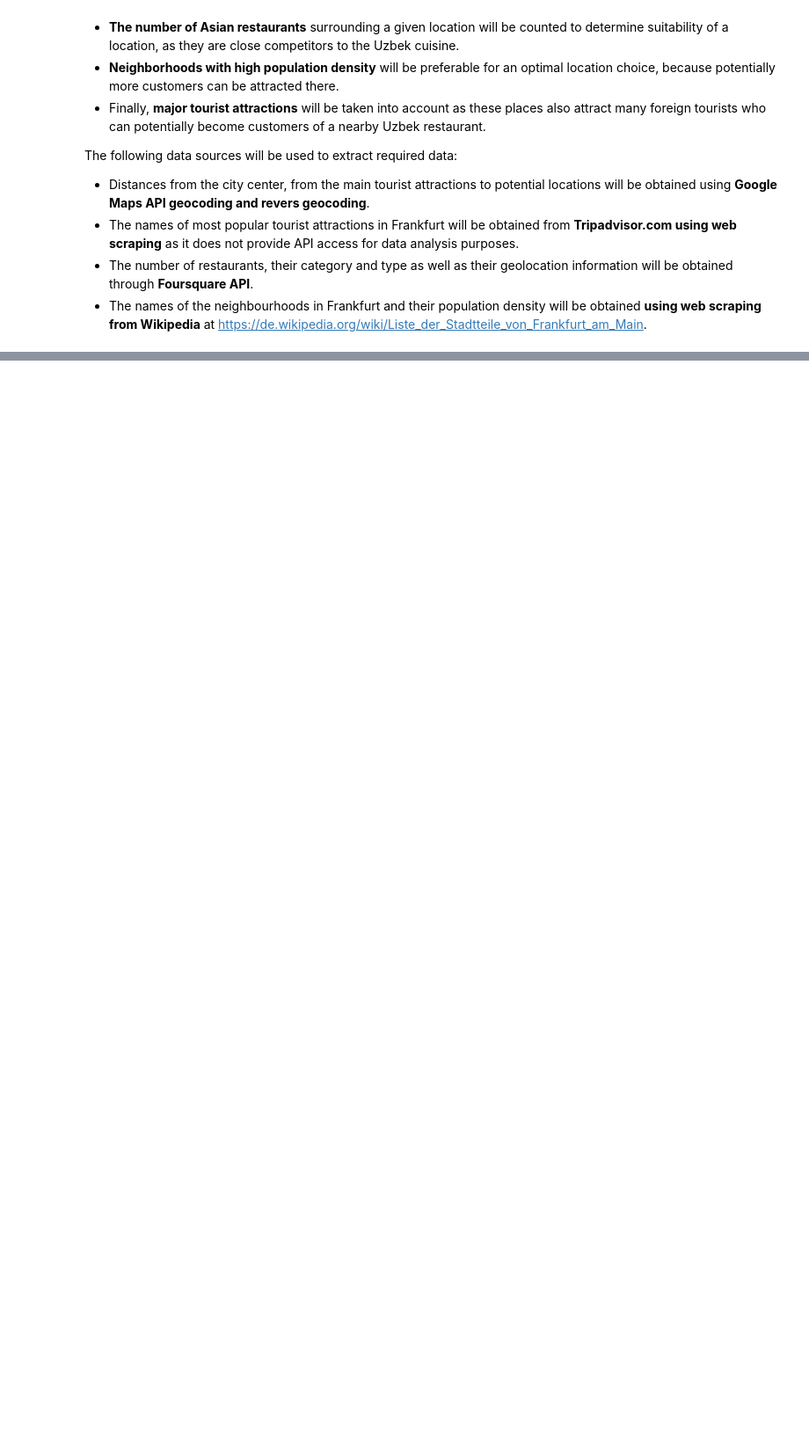
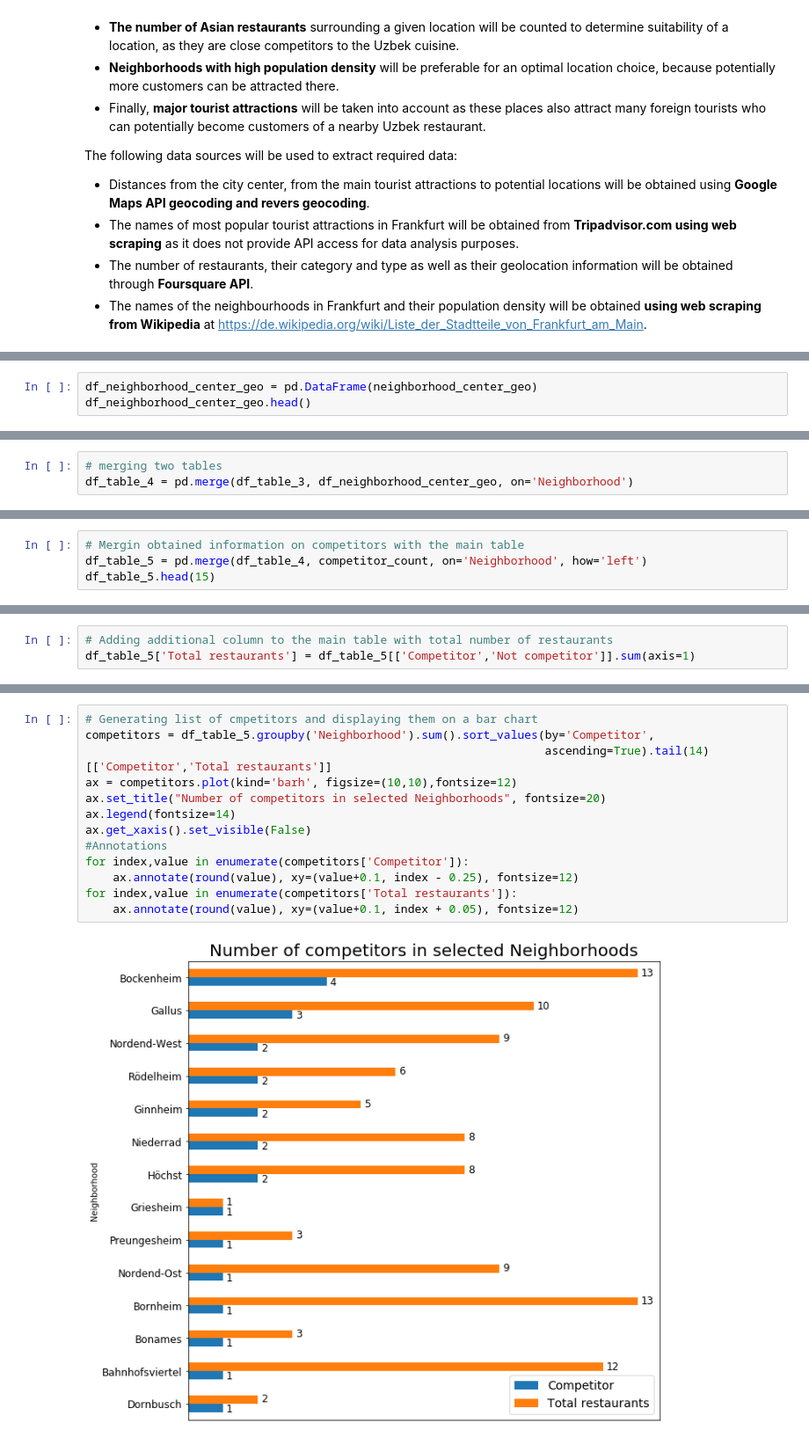
Before and after one commit to bekzodm12/github-projects, a Jupyter notebook: Capstone-project.ipynb, the cells around one changed output, grey strips where cells are left out. Shown at 88% size. Drawn from its saved outputs; the diff is of its cells as text; blank space fills up the shorter version.

```diff
--- a/Capstone-project.ipynb
+++ b/Capstone-project.ipynb
@@ -37,0 +332,3 @@ The following data sources will be used to extract required data:
+# %%
+df_neighborhood_center_geo = pd.DataFrame(neighborhood_center_geo)
+df_neighborhood_center_geo.head()
@@ -37,0 +342,3 @@ The following data sources will be used to extract required data:
+# %%
+# merging two tables
+df_table_4 = pd.merge(df_table_3, df_neighborhood_center_geo, on='Neighborhood')
@@ -37,0 +560,4 @@ The following data sources will be used to extract required data:
+# %%
+# Mergin obtained information on competitors with the main table
+df_table_5 = pd.merge(df_table_4, competitor_count, on='Neighborhood', how='left')
+df_table_5.head(15)
@@ -37,0 +581,3 @@ The following data sources will be used to extract required data:
+# %%
+# Adding additional column to the main table with total number of restaurants
+df_table_5['Total restaurants'] = df_table_5[['Competitor','Not competitor']].sum(axis=1)
@@ -37,0 +593,15 @@ The following data sources will be used to extract required data:
+# %%
+# Generating list of cmpetitors and displaying them on a bar chart
+competitors = df_table_5.groupby('Neighborhood').sum().sort_values(by='Competitor',
+                                                                   ascending=True).tail(14)[['Competitor','Total restaurants']]
+ax = competitors.plot(kind='barh', figsize=(10,10),fontsize=12)
+ax.set_title("Number of competitors in selected Neighborhoods", fontsize=20)
+ax.legend(fontsize=14)
+ax.get_xaxis().set_visible(False)
+#Annotations
+for index,value in enumerate(competitors['Competitor']):
+    ax.annotate(round(value), xy=(value+0.1, index - 0.25), fontsize=12)
+for index,value in enumerate(competitors['Total restaurants']):
+    ax.annotate(round(value), xy=(value+0.1, index + 0.05), fontsize=12)
+# %% [output]
+[figure, added]
```
Also changed, not shown: parts of 75 cells of this notebook.
